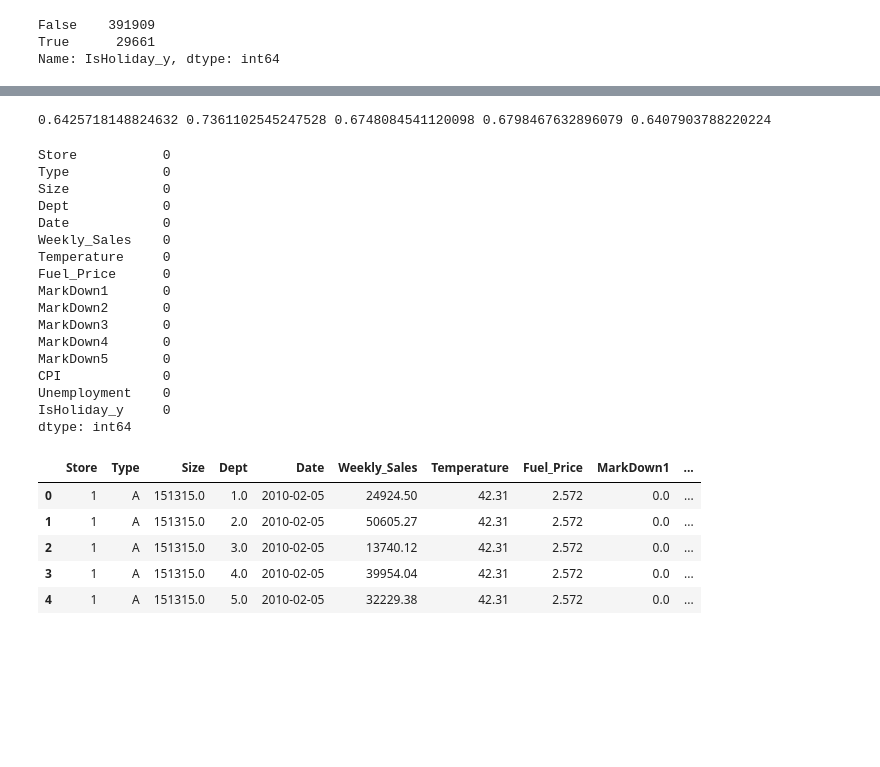
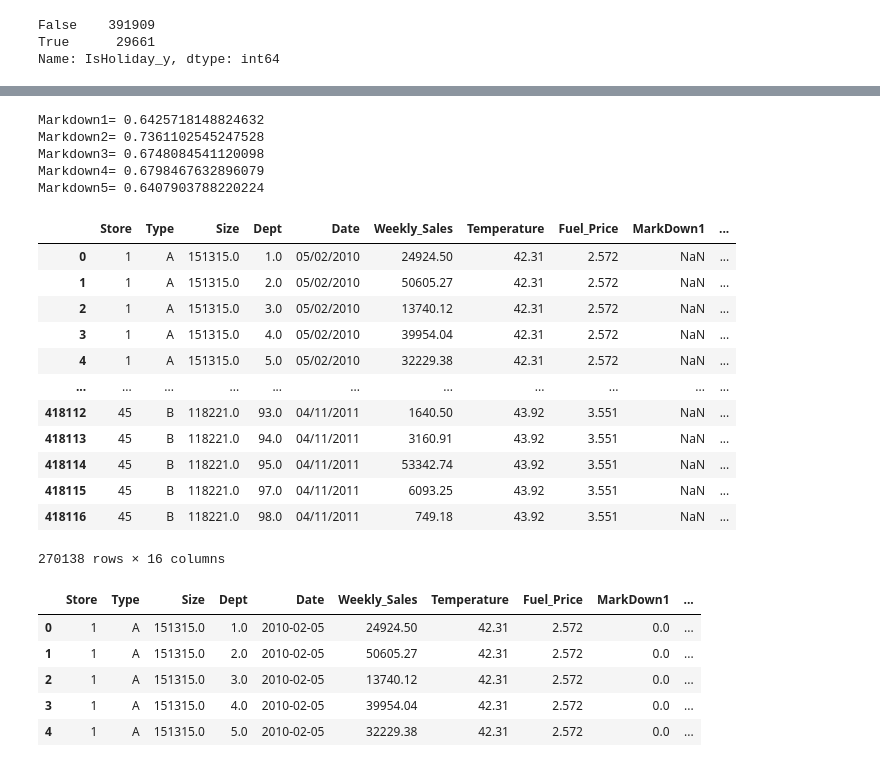
Before and after one commit to GDharan10/Analysis1_RetailSalsesForecast, a Jupyter notebook: RetailSalsesForecast.ipynb, the cells around one changed output, grey strips where cells are left out. Drawn from its saved outputs; the diff is of its cells as text; code cells hidden in the pictures; blank space fills up the shorter version.

```diff
--- a/RetailSalsesForecast.ipynb
+++ b/RetailSalsesForecast.ipynb
@@ -305,7 +305,7 @@ False    391909
 True      29661
 Name: IsHoliday_y, dtype: int64
 # %%
-df1= df.drop(columns=['IsHoliday_x'])
+df= df.drop(columns=['IsHoliday_x'])
 # %%
 # Replace column name
 df.rename(columns={'IsHoliday_y': 'IsHoliday'}, inplace=True)
@@ -336,10 +311,0 @@ dtype: int64
-# %%
-Markdown1=270889/421570
-Markdown2=310322/421570
-Markdown3=284479/421570
-Markdown4=286603/421570
-Markdown5=270138/421570
-
-print(Markdown1,Markdown2,Markdown3,Markdown4,Markdown5)
-# %% [output]
-0.6425718148824632 0.7361102545247528 0.6748084541120098 0.6798467632896079 0.6407903788220224
@@ -356,20 +312,28 @@ df1.MarkDown5.fillna(0, inplace = True)
-# %%
-df1.isnull().sum()
-# %% [output]
-Store           0
-Type            0
-Size            0
-Dept            0
-Date            0
-Weekly_Sales    0
-Temperature     0
-Fuel_Price      0
-MarkDown1       0
-MarkDown2       0
-MarkDown3       0
-MarkDown4       0
-MarkDown5       0
-CPI             0
-Unemployment    0
-IsHoliday_y     0
-dtype: int64
+# %%
+print("Markdown1=", df.MarkDown1.isnull().sum()/df.shape[0])
+print("Markdown2=", df.MarkDown2.isnull().sum()/df.shape[0])
+print("Markdown3=", df.MarkDown3.isnull().sum()/df.shape[0])
+print("Markdown4=", df.MarkDown4.isnull().sum()/df.shape[0])
+print("Markdown5=", df.MarkDown5.isnull().sum()/df.shape[0])
+# %% [output]
+Markdown1= 0.6425718148824632
+Markdown2= 0.7361102545247528
+Markdown3= 0.6748084541120098
+Markdown4= 0.6798467632896079
+Markdown5= 0.6407903788220224
+# %%
+df[df[['MarkDown1', 'MarkDown2', 'MarkDown3', 'MarkDown4', 'MarkDown5']].isnull().all(axis=1)]
+# %% [output]
+|  | Store | Type | Size | Dept | Date | Weekly_Sales | Temperature | Fuel_Price | MarkDown1 | ... |
+| 0 | 1 | A | 151315.0 | 1.0 | 05/02/2010 | 24924.50 | 42.31 | 2.572 | NaN | ... |
+| 1 | 1 | A | 151315.0 | 2.0 | 05/02/2010 | 50605.27 | 42.31 | 2.572 | NaN | ... |
+| 2 | 1 | A | 151315.0 | 3.0 | 05/02/2010 | 13740.12 | 42.31 | 2.572 | NaN | ... |
+| 3 | 1 | A | 151315.0 | 4.0 | 05/02/2010 | 39954.04 | 42.31 | 2.572 | NaN | ... |
+| 4 | 1 | A | 151315.0 | 5.0 | 05/02/2010 | 32229.38 | 42.31 | 2.572 | NaN | ... |
+| ... | ... | ... | ... | ... | ... | ... | ... | ... | ... | ... |
+| 418112 | 45 | B | 118221.0 | 93.0 | 04/11/2011 | 1640.50 | 43.92 | 3.551 | NaN | ... |
+| 418113 | 45 | B | 118221.0 | 94.0 | 04/11/2011 | 3160.91 | 43.92 | 3.551 | NaN | ... |
+| 418114 | 45 | B | 118221.0 | 95.0 | 04/11/2011 | 53342.74 | 43.92 | 3.551 | NaN | ... |
+| 418115 | 45 | B | 118221.0 | 97.0 | 04/11/2011 | 6093.25 | 43.92 | 3.551 | NaN | ... |
+| 418116 | 45 | B | 118221.0 | 98.0 | 04/11/2011 | 749.18 | 43.92 | 3.551 | NaN | ... |
+270138 rows × 16 columns
```
Also changed, not shown: parts of 7 cells of this notebook.
